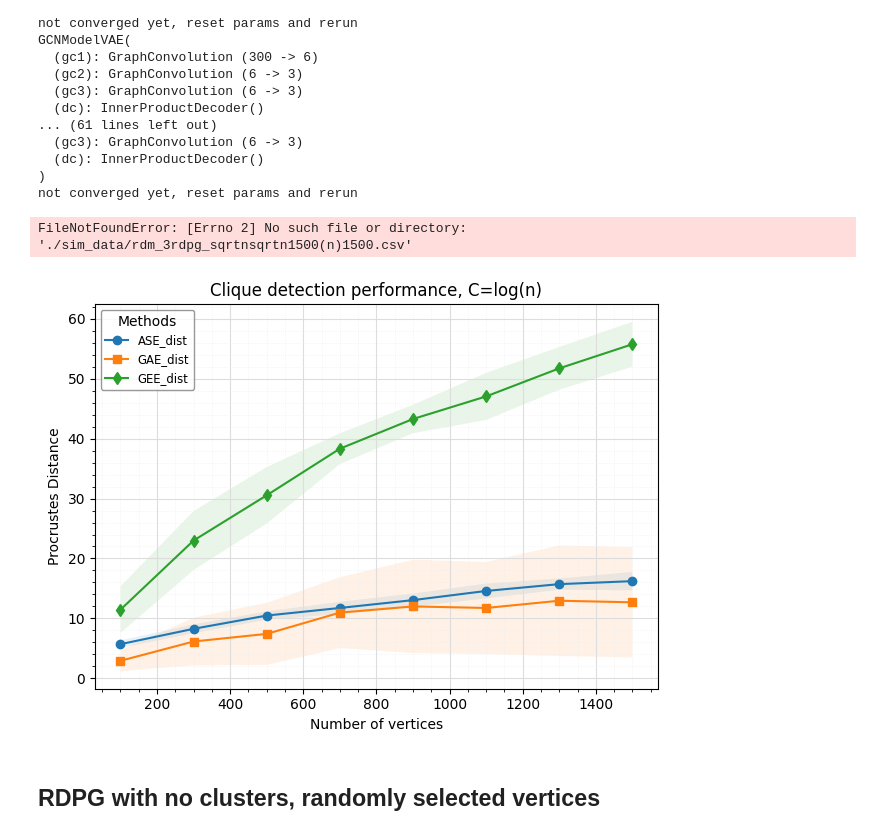
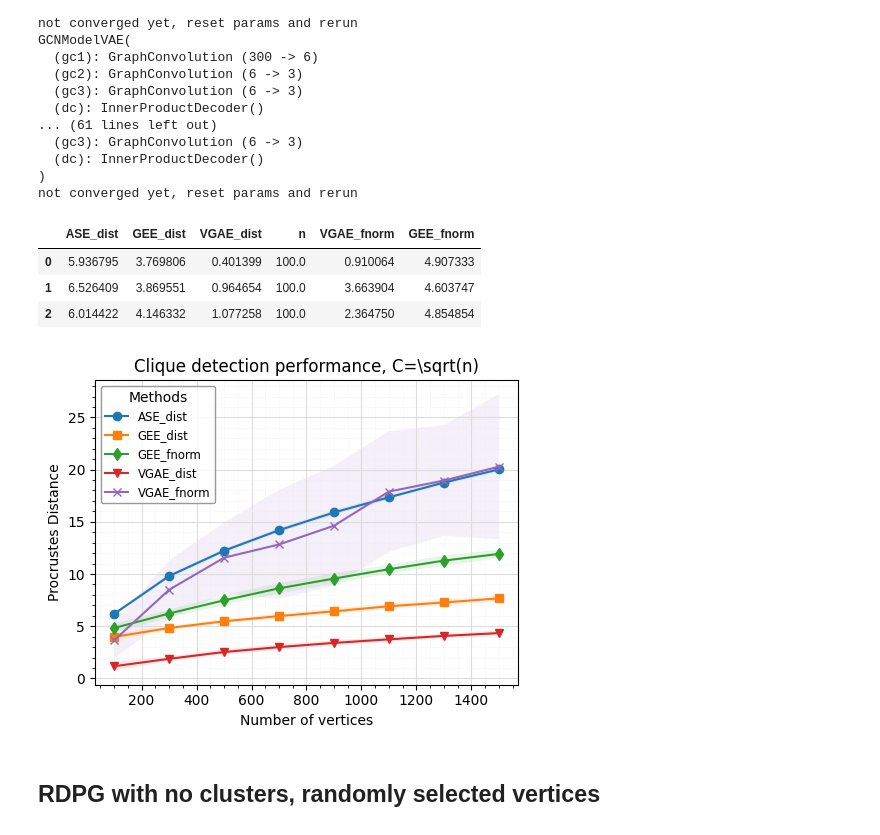
Before and after one commit to tong-qii/Clique_detection, a Jupyter notebook: GAE_test.ipynb, the cells around one changed output. Drawn from its saved outputs; the diff is of its cells as text; code cells hidden in the pictures.

```diff
--- a/GAE_test.ipynb
+++ b/GAE_test.ipynb
@@ -946,24 +946,44 @@ GCNModelVAE(
 )
 not converged yet, reset params and rerun
 # %%
+# # CAUTION
+# # read dataset
+# readdata = pd.read_csv ('./sim_data/new_sim/rdm_3rdpg_sqrtnsqrtn1500.csv',sep=',')
+# #data = np.reshape(readdata, (sim*len(nvs), 7))
+# #df = pd.DataFrame(data)
+# distdf = readdata[['ASE_dist','GEE_dist','VGAE_dist','n']]
+# meltdf = pd.melt(distdf, id_vars=['n'], var_name='variable', value_name='value')
+# summary_functions = {'value': ['min', 'mean', 'max', 'std']}
+# finaldf = meltdf.groupby(['n', 'variable']).agg(summary_functions)
+# finaldf.columns = ['_'.join(col).strip() for col in finaldf.columns.values]
+# finaldf.reset_index(inplace=True)
+# #finaldf['D_R'] = finaldf['variable'].apply(lambda x: 'Dist' if x in ['GEE_dist', 'ASE_dist', 'GAE_dist'] else 'Normalized')
+
+# # get sub-dataframe for the distance plot
+# distdf = readdata[['ASE_dist','GEE_dist','VGAE_dist']]
+# distdf.head(3)
+
 # CAUTION
 # read dataset
-readdata = pd.read_csv ('./sim_data/rdm_3rdpg_sqrtnsqrtn1500(n)1500.csv',sep=',')
-#data = np.reshape(readdata, (sim*len(nvs), 7))
+readdata = pd.read_csv ('./sim_data/new_sim/rdm_3rdpg_sqrtnsqrtn1500.csv',sep=',',header = 0)
+
 #df = pd.DataFrame(data)
-distdf = readdata[['ASE_dist','GEE_dist','GAE_dist','N']]
-meltdf = pd.melt(distdf, id_vars=['N'], var_name='variable', value_name='value')
+#readdata.columns =['ASE_dist','GEE_dist','VGAE_dist','ASE_nml','GEE_nml','VGAE_nml','n','GAE_fnorm','GEE_fnorm']
+distdf = readdata[['ASE_dist','GEE_dist','VGAE_dist','n','VGAE_fnorm','GEE_fnorm']]
+meltdf = pd.melt(distdf, id_vars=['n'], var_name='variable', value_name='value')
 summary_functions = {'value': ['min', 'mean', 'max', 'std']}
-finaldf = meltdf.groupby(['N', 'variable']).agg(summary_functions)
+finaldf = meltdf.groupby(['n', 'variable']).agg(summary_functions)
 finaldf.columns = ['_'.join(col).strip() for col in finaldf.columns.values]
 finaldf.reset_index(inplace=True)
-#finaldf['D_R'] = finaldf['variable'].apply(lambda x: 'Dist' if x in ['GEE_dist', 'ASE_dist', 'GAE_dist'] else 'Normalized')
 
 # get sub-dataframe for the distance plot
-distdf = readdata[['ASE_dist','GEE_dist','GAE_dist']]
+#distdf = readdata[['ASE_dist','GEE_dist','VGAE_dist']]
 distdf.head(3)
 # %% [output]
-FileNotFoundError: [Errno 2] No such file or directory: './sim_data/rdm_3rdpg_sqrtnsqrtn1500(n)1500.csv'
+|  | ASE_dist | GEE_dist | VGAE_dist | n | VGAE_fnorm | GEE_fnorm |
+| 0 | 5.936795 | 3.769806 | 0.401399 | 100.0 | 0.910064 | 4.907333 |
+| 1 | 6.526409 | 3.869551 | 0.964654 | 100.0 | 3.663904 | 4.603747 |
+| 2 | 6.014422 | 4.146332 | 1.077258 | 100.0 | 2.364750 | 4.854854 |
 # %%
 # CAUTION
 
@@ -974,39 +994,39 @@ fig, ax = plt.subplots(figsize=(5, 4))
 for item in [fig, ax]:
     item.patch.set_visible(True)
 
 for variable, group in finaldf.groupby('variable'):
-    ax.plot(group['N'], group['value_mean'], label=variable)
-    ax.fill_between(group['N'], group['value_mean'] - group['value_std'],
+    ax.plot(group['n'], group['value_mean'], label=variable)
+    ax.fill_between(group['n'], group['value_mean'] - group['value_std'],
                     group['value_mean'] + group['value_std'], alpha=0.1)
     ax.grid(True)
     ax.grid(which='major', color='#DDDDDD', linewidth=0.8)
     ax.grid(which='minor', color='#EEEEEE', linestyle=':', linewidth=0.5)
     ax.minorticks_on()
 
 
 ax.set(xlabel='Number of vertices', ylabel='Procrustes Distance',
-       title='Clique detection performance, C='+cliquesize)
+       title='Clique detection performance, C=\sqrt(n)')#+cliquesize)
 # ax.set_facecolor("white")
 
 # set markers
-#markers = ['o', 's', 'd','v','x','8']
-markers = ['o', 's', 'd']
+markers = ['o', 's', 'd','v','x','8']
+#markers = ['o', 's', 'd']
 for i, line in enumerate(ax.get_lines()):
     line.set_marker(markers[i])
 
 #ax.legend(ax.get_lines(), finaldf.columns, loc='upper left', ncol=2)
 
 plt.tight_layout()
 
 legend = plt.legend(frameon = 1,loc = 2,title="Methods",fontsize='small',fancybox=True )
 frame = legend.get_frame()
 frame.set_facecolor('white')
 frame.set_edgecolor('grey')
 
 #plt.show()
 #plt.savefig('./plots/rdm_diri_3rdpglogn' + cliquesize + '.png')
 # %% [output]
-[figure, old version]
+[figure, new version]
 # %% [markdown]
 ## RDPG with no clusters, randomly selected vertices
 # %%
```
